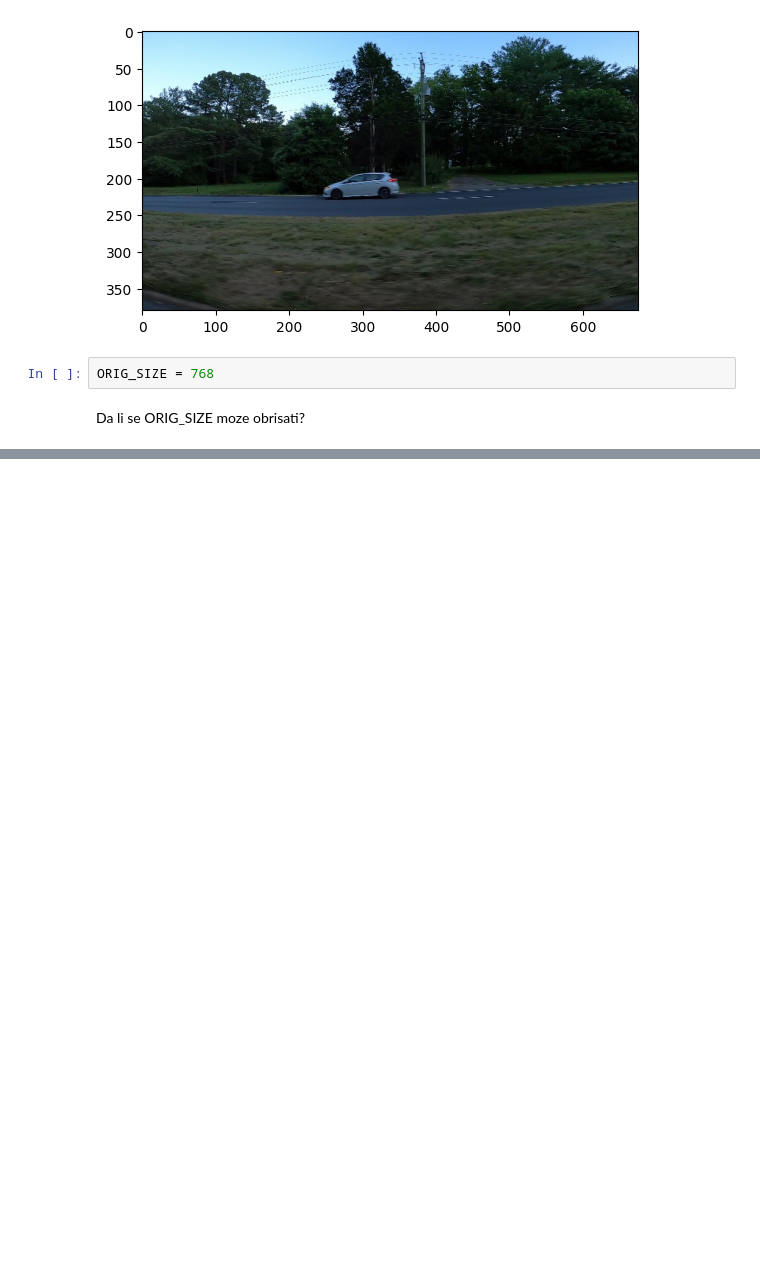
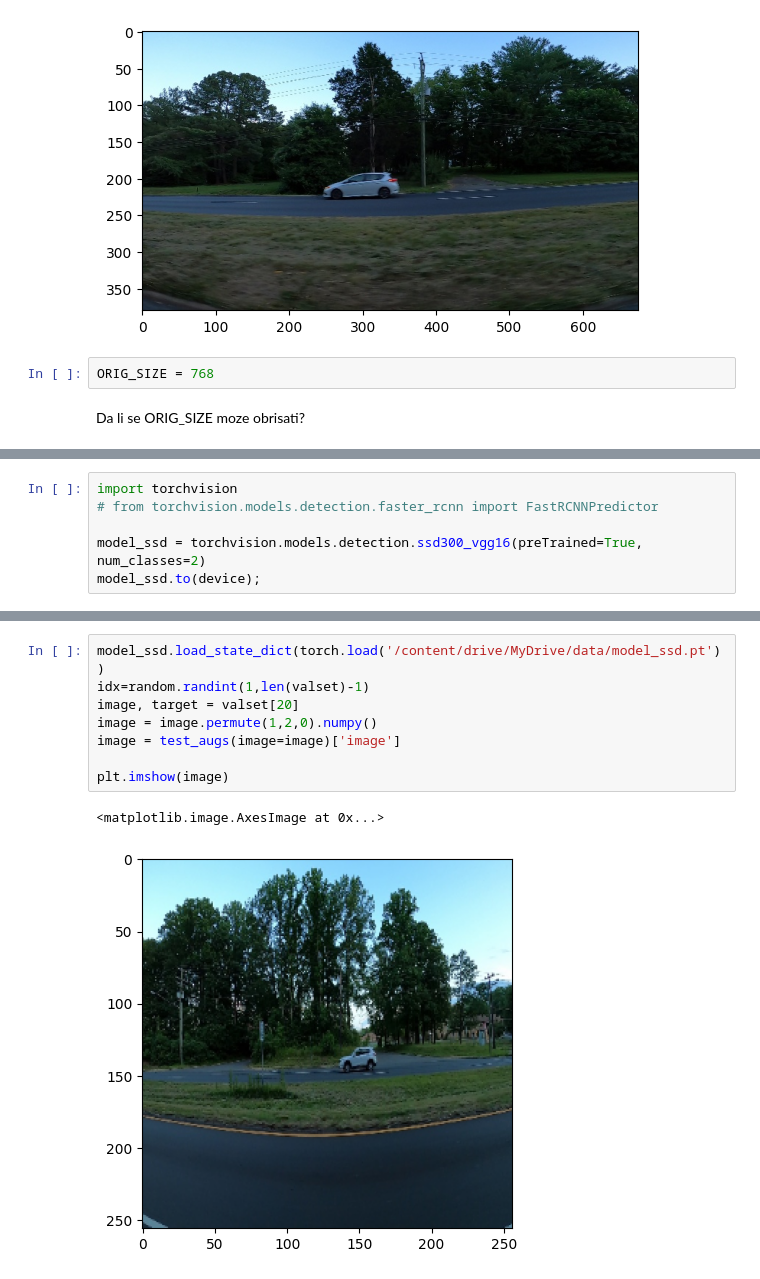
Before and after one commit to NadjaKljestanovic/PPPO, a Jupyter notebook: DetekcijaObjekata.ipynb, the cells around one changed output, grey strips where cells are left out. Drawn from its saved outputs; the diff is of its cells as text; blank space fills up the shorter version.

```diff
--- a/DetekcijaObjekata.ipynb
+++ b/DetekcijaObjekata.ipynb
@@ -372,0 +528,6 @@ WEIGHT_DECAY                   0.0001
+# %%
+import torchvision
+# from torchvision.models.detection.faster_rcnn import FastRCNNPredictor
+
+model_ssd = torchvision.models.detection.ssd300_vgg16(preTrained=True, num_classes=2)
+model_ssd.to(device);
@@ -372,0 +579,11 @@ WEIGHT_DECAY                   0.0001
+# %%
+model_ssd.load_state_dict(torch.load('/content/drive/MyDrive/data/model_ssd.pt'))
+idx=random.randint(1,len(valset)-1)
+image, target = valset[20]
+image = image.permute(1,2,0).numpy()
+image = test_augs(image=image)['image']
+
+plt.imshow(image)
+# %% [output]
+<matplotlib.image.AxesImage at 0x...>
+[figure, added]
```
Also changed, not shown: parts of 14 cells of this notebook.
